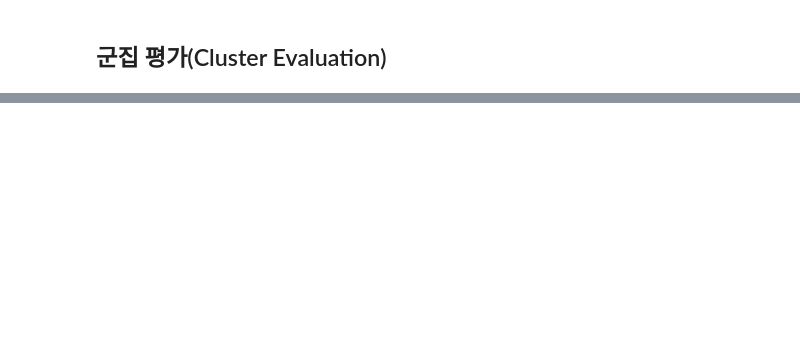
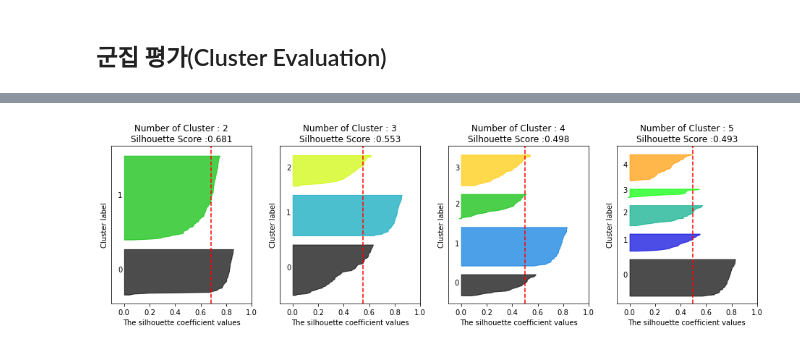
Before and after one commit to hyomin14/ML_practice, a Jupyter notebook: 07_Clustering/Chapter7.ipynb, the cells around one changed output, grey strips where cells are left out. Cells and saved outputs as stored; diff of their text form; code cells hidden in the pictures; blank space fills up the shorter version.

```diff
--- a/07_Clustering/Chapter7.ipynb
+++ b/07_Clustering/Chapter7.ipynb
@@ -242,0 +320,6 @@ plt.show()
+# %%
+from sklearn.datasets import load_iris
+iris=load_iris()
+visualize_silhouette([2, 3, 4, 5], iris.data)
+# %% [output]
+[figure, added]
```
Also changed, not shown: parts of 57 cells of this notebook, 3 other files.
